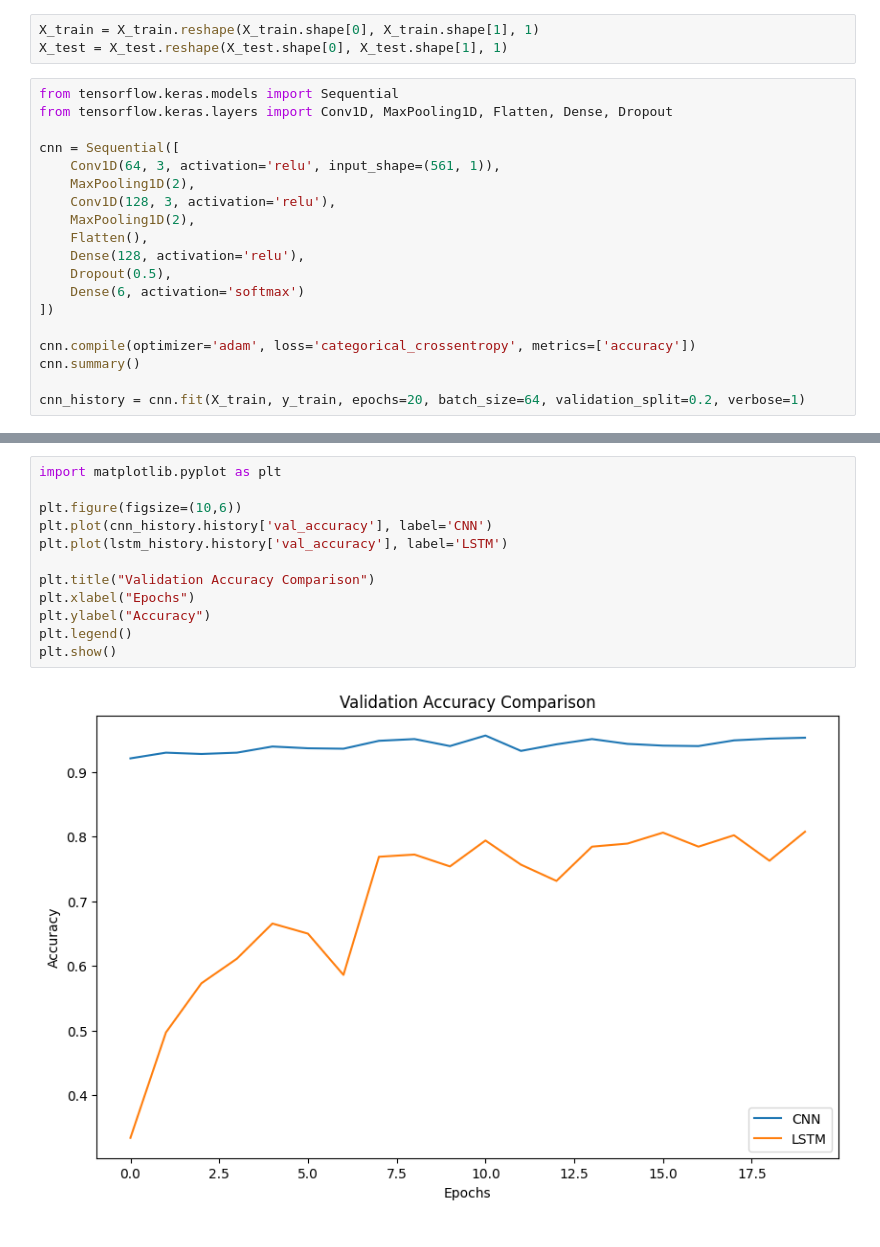
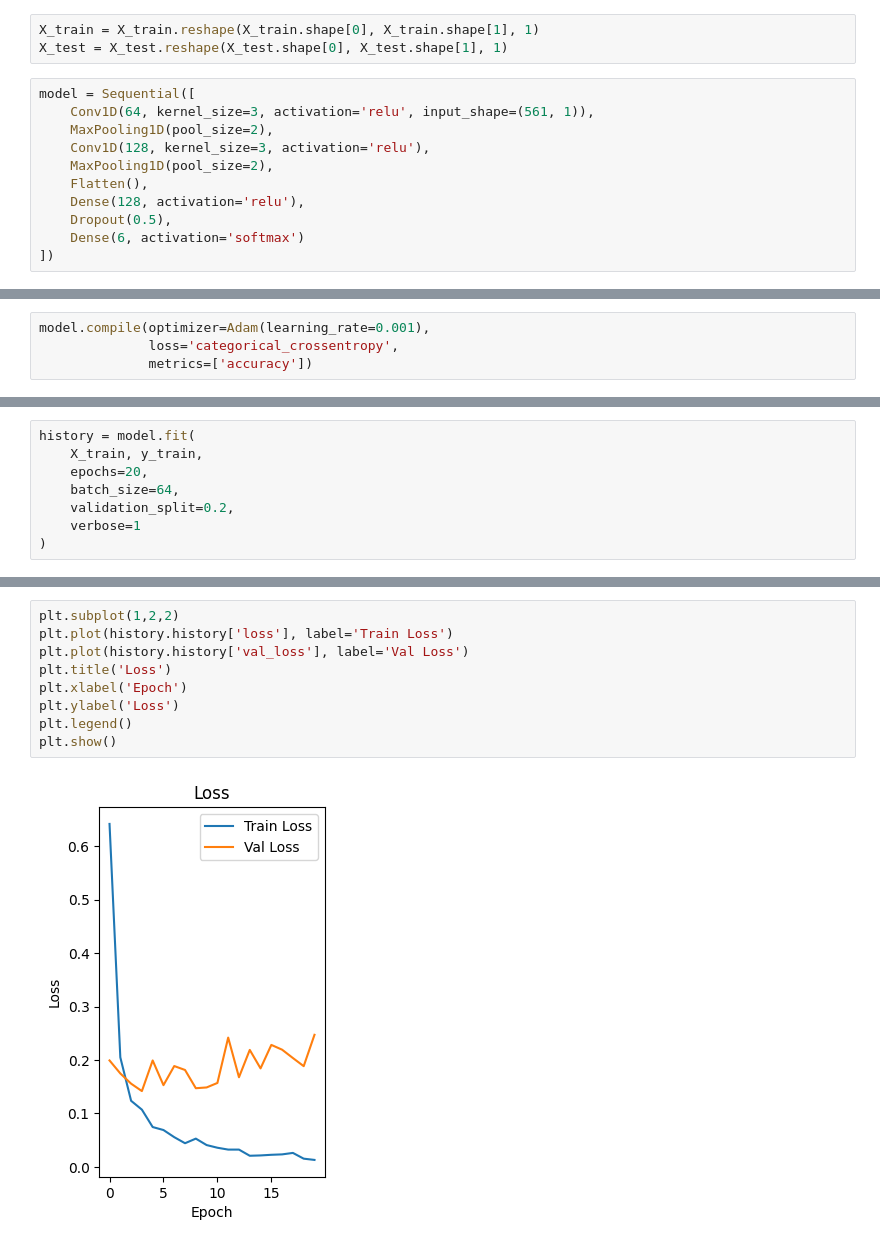
Before and after one commit to December04/MachineLearningProgramming, a Jupyter notebook: Week10/Assignment01.ipynb, the cells around one changed output, grey strips where cells are left out. Saved outputs shown, nothing was run; the diff lists cells and outputs as text.

```diff
--- a/Week10/Assignment01.ipynb
+++ b/Week10/Assignment01.ipynb
@@ -22,21 +26,13 @@ print("테스트 데이터:", X_test.shape)
 X_train = X_train.reshape(X_train.shape[0], X_train.shape[1], 1)
 X_test = X_test.reshape(X_test.shape[0], X_test.shape[1], 1)
 # %%
-from tensorflow.keras.models import Sequential
-from tensorflow.keras.layers import Conv1D, MaxPooling1D, Flatten, Dense, Dropout
-
-cnn = Sequential([
-    Conv1D(64, 3, activation='relu', input_shape=(561, 1)),
-    MaxPooling1D(2),
-    Conv1D(128, 3, activation='relu'),
-    MaxPooling1D(2),
+model = Sequential([
+    Conv1D(64, kernel_size=3, activation='relu', input_shape=(561, 1)),
+    MaxPooling1D(pool_size=2),
+    Conv1D(128, kernel_size=3, activation='relu'),
+    MaxPooling1D(pool_size=2),
     Flatten(),
     Dense(128, activation='relu'),
     Dropout(0.5),
     Dense(6, activation='softmax')
 ])
-
-cnn.compile(optimizer='adam', loss='categorical_crossentropy', metrics=['accuracy'])
-cnn.summary()
-
-cnn_history = cnn.fit(X_train, y_train, epochs=20, batch_size=64, validation_split=0.2, verbose=1)
@@ -139,0 +39,4 @@ LSTM 정확도: 76.82%
+# %%
+model.compile(optimizer=Adam(learning_rate=0.001),
+              loss='categorical_crossentropy',
+              metrics=['accuracy'])
@@ -139,0 +69,8 @@ LSTM 정확도: 76.82%
+# %%
+history = model.fit(
+    X_train, y_train,
+    epochs=20,
+    batch_size=64,
+    validation_split=0.2,
+    verbose=1
+)
@@ -140,14 +114,11 @@ LSTM 정확도: 76.82%
 # %%
-import matplotlib.pyplot as plt
-
-plt.figure(figsize=(10,6))
-plt.plot(cnn_history.history['val_accuracy'], label='CNN')
-plt.plot(lstm_history.history['val_accuracy'], label='LSTM')
-
-plt.title("Validation Accuracy Comparison")
-plt.xlabel("Epochs")
-plt.ylabel("Accuracy")
+plt.subplot(1,2,2)
+plt.plot(history.history['loss'], label='Train Loss')
+plt.plot(history.history['val_loss'], label='Val Loss')
+plt.title('Loss')
+plt.xlabel('Epoch')
+plt.ylabel('Loss')
 plt.legend()
 plt.show()
 # %% [output]
-[figure, old version]
+[figure, new version]
```
Also changed, not shown: parts of 11 cells of this notebook.
